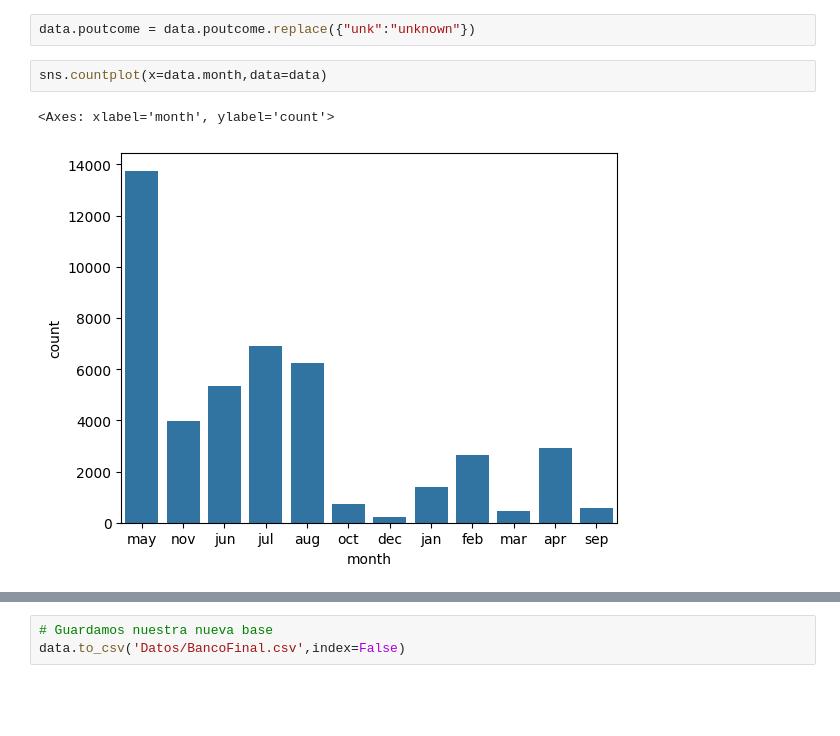
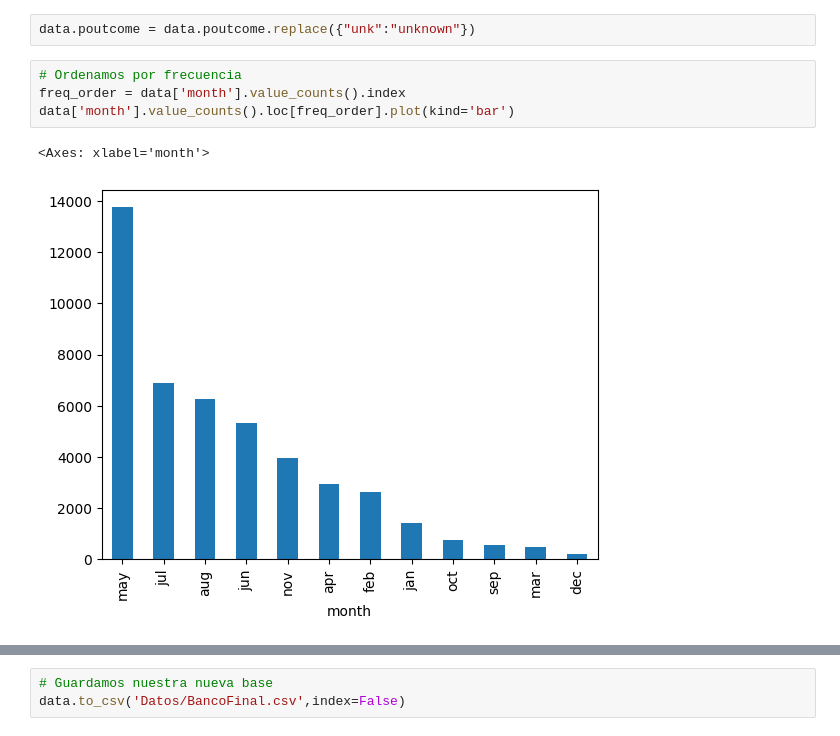
Before and after one commit to asegura4488/CienciaDatos, a Jupyter notebook: Semana3/Sesion5.ipynb, the cells around one changed output, grey strips where cells are left out. Cells and saved outputs as stored; diff of their text form; blank space fills up the shorter version.

```diff
--- a/Semana3/Sesion5.ipynb
+++ b/Semana3/Sesion5.ipynb
@@ -247,8 +247,10 @@ data.education = data.education.replace({"unk":"unknown"})
 data.contact = data.contact.replace({"phone":"telephone"})
 # %%
 data.poutcome = data.poutcome.replace({"unk":"unknown"})
-# %%
-sns.countplot(x=data.month,data=data)
-# %% [output]
-<Axes: xlabel='month', ylabel='count'>
-[figure, removed]
+# %%
+# Ordenamos por frecuencia
+freq_order = data['month'].value_counts().index
+data['month'].value_counts().loc[freq_order].plot(kind='bar')
+# %% [output]
+<Axes: xlabel='month'>
+[figure, added]
```
Also changed, not shown: parts of 12 cells of this notebook.
